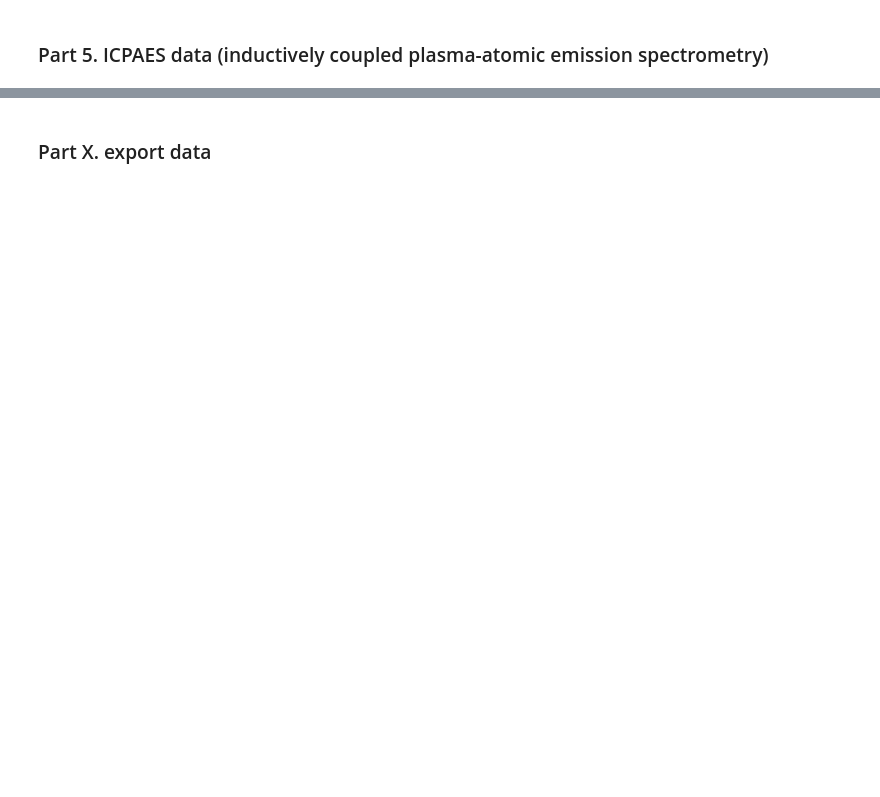
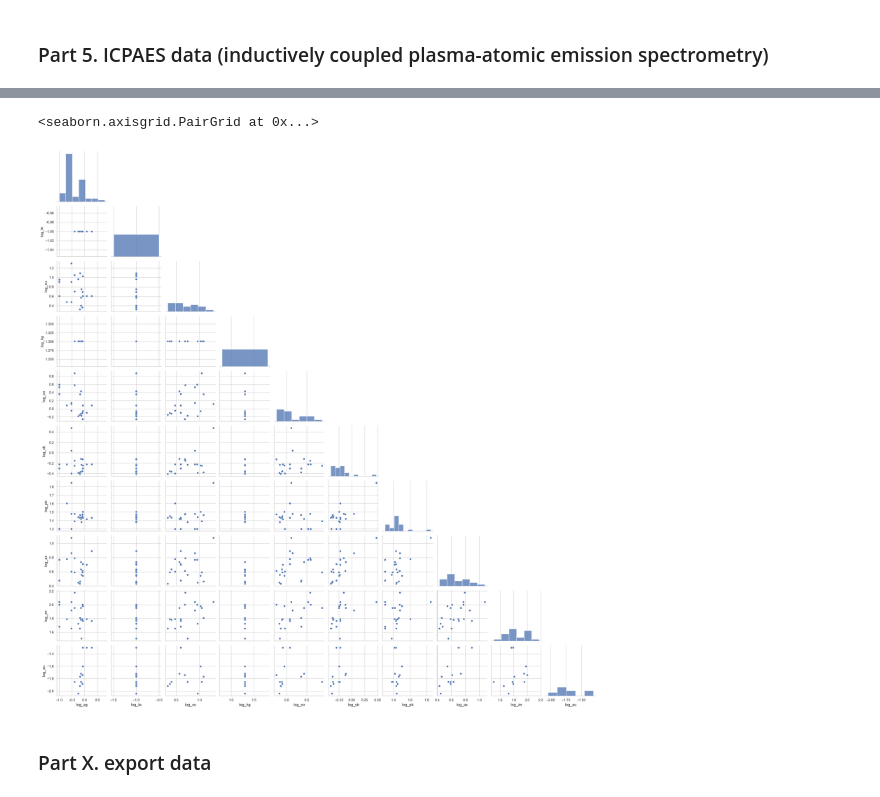
Before and after one commit to adbyerly/prospectivity_model, a Jupyter notebook: notebooks/02b_eda_NGDB.ipynb, the cells around one changed output, grey strips where cells are left out. Cells and saved outputs as stored; diff of their text form; code cells hidden in the pictures; blank space fills up the shorter version.

```diff
--- a/notebooks/02b_eda_NGDB.ipynb
+++ b/notebooks/02b_eda_NGDB.ipynb
@@ -352,0 +322,7 @@ sns.pairplot(pathfinders_loc[predictors + [target]], corner=True)
+# %%
+# ICPMS
+
+chem_set = igneous_chem['ICPMS']
+
+print(chem_set.columns.tolist())
+print(chem_set.columns[chem_set.columns.str.contains('au')])
@@ -352,0 +400,7 @@ sns.pairplot(pathfinders_loc[predictors + [target]], corner=True)
+# %%
+# join pathfinders_ICPAES dataframe with location data for samples
+
+pathfinders_ICPMS_loc = pathfinders_ICPMS.merge(rockdata[['lab_id', 'geometry']], on = 'lab_id', how = 'inner')
+print(pathfinders_ICPMS_loc.head())
+
+print(pathfinders_ICPMS_loc.columns)
@@ -352,0 +441,21 @@ sns.pairplot(pathfinders_loc[predictors + [target]], corner=True)
+# %%
+# calculate lognormal columns
+
+pathfinders_ICPMS_loc["log_au"] = np.log10(pathfinders_ICPMS_loc["auppm_ms"])
+pathfinders_ICPMS_loc["log_ag"] = np.log10(pathfinders_ICPMS_loc["agppm_ms"])
+pathfinders_ICPMS_loc["log_te"] = np.log10(pathfinders_ICPMS_loc["teppm_ms"])
+pathfinders_ICPMS_loc["log_cu"] = np.log10(pathfinders_ICPMS_loc["cuppm_ms"])
+pathfinders_ICPMS_loc["log_hg"] = np.log10(pathfinders_ICPMS_loc["hgppm_ms"])
+pathfinders_ICPMS_loc["log_co"] = np.log10(pathfinders_ICPMS_loc["coppm_ms"])
+pathfinders_ICPMS_loc["log_sb"] = np.log10(pathfinders_ICPMS_loc["sbppm_ms"])
+pathfinders_ICPMS_loc["log_pb"] = np.log10(pathfinders_ICPMS_loc["pbppm_ms"])
+pathfinders_ICPMS_loc["log_as"] = np.log10(pathfinders_ICPMS_loc["asppm_ms"])
+pathfinders_ICPMS_loc["log_zn"] = np.log10(pathfinders_ICPMS_loc["znppm_ms"])
+# %%
+# Pairplots
+target = 'log_au'
+predictors = ['log_ag', 'log_te', 'log_cu', 'log_hg',  'log_co', 'log_sb', 'log_pb', 'log_as', 'log_zn']
+sns.pairplot(pathfinders_ICPMS_loc[predictors + [target]], corner=True)
+# %% [output]
+<seaborn.axisgrid.PairGrid at 0x...>
+[figure, added]
```
Also changed, not shown: parts of 29 cells of this notebook.
